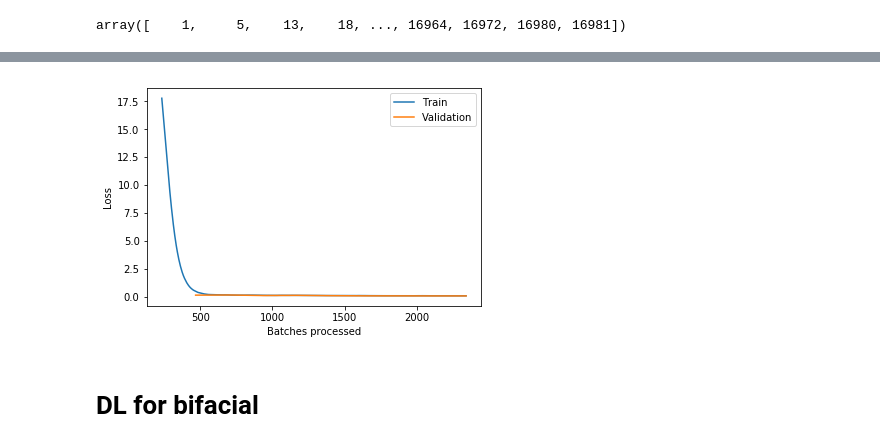
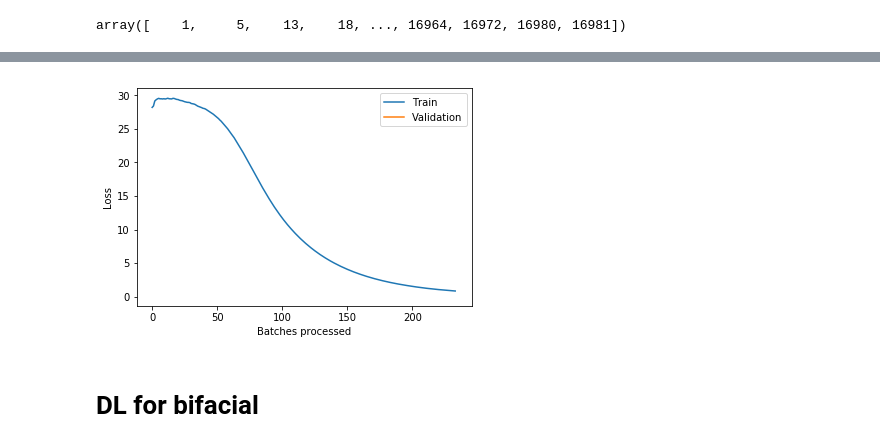
Before and after one commit to tcapelle/python_ines, a Jupyter notebook: Intro.ipynb, the cells around one changed output, grey strips where cells are left out. Drawn from its saved outputs; the diff is of its cells as text; code cells hidden in the pictures.

Commit message:
added MNIST and corrected the data.csv

```diff
--- a/Intro.ipynb
+++ b/Intro.ipynb
@@ -473,11 +480,11 @@ california_housing_dataframe.head()
 | 4 | -114.57 | 33.57 | 20.0 | 1454.0 | 326.0 | 624.0 | 262.0 | ... |
 # %%
 dep_var = 'median_house_value'
-cat_names = ['latitude2']
+cat_names = []
 cont_names = ['latitude','longitude', 'housing_median_age', 'total_rooms',
        'total_bedrooms', 'population', 'households', 'median_income']
 # %%
-procs = [FillMissing, Categorify, Normalize]
+procs = [FillMissing, Normalize]
 # %%
 #random split of train/valid dataframe
 np.random.seed(9001)
@@ -509,7 +502,7 @@ data.show_batch(rows=10)
 max_log_y = np.log(np.max(california_housing_dataframe[dep_var])*1.2)
 y_range = torch.tensor([0, max_log_y], device=defaults.device)
 # %%
-learn = tabular_learner(data, layers=[1000,500], ps=[0.001,0.01], emb_drop=0.04,
+learn = tabular_learner(data, layers=[1000,500], emb_szs={},
                         y_range=y_range, metrics=exp_rmspe)
 # %%
 learn.model
@@ -533,5 +522,5 @@ TabularModel(
   )
 )
 # %%
-learn.fit_one_cycle(10, 1e-3)
+learn.fit_one_cycle(1, 1e-3)
 # %% [output]
@@ -550,7 +530,7 @@ Total time: 08:49
 # %%
-learn.recorder.plot_losses(last=-1)
+learn.recorder.plot_losses()
 # %% [output]
-[figure, old version]
+[figure, new version]
 # %% [markdown]
 # DL for bifacial
 # %%
```
Also changed, not shown: parts of 27 cells of this notebook, 2 other files.
